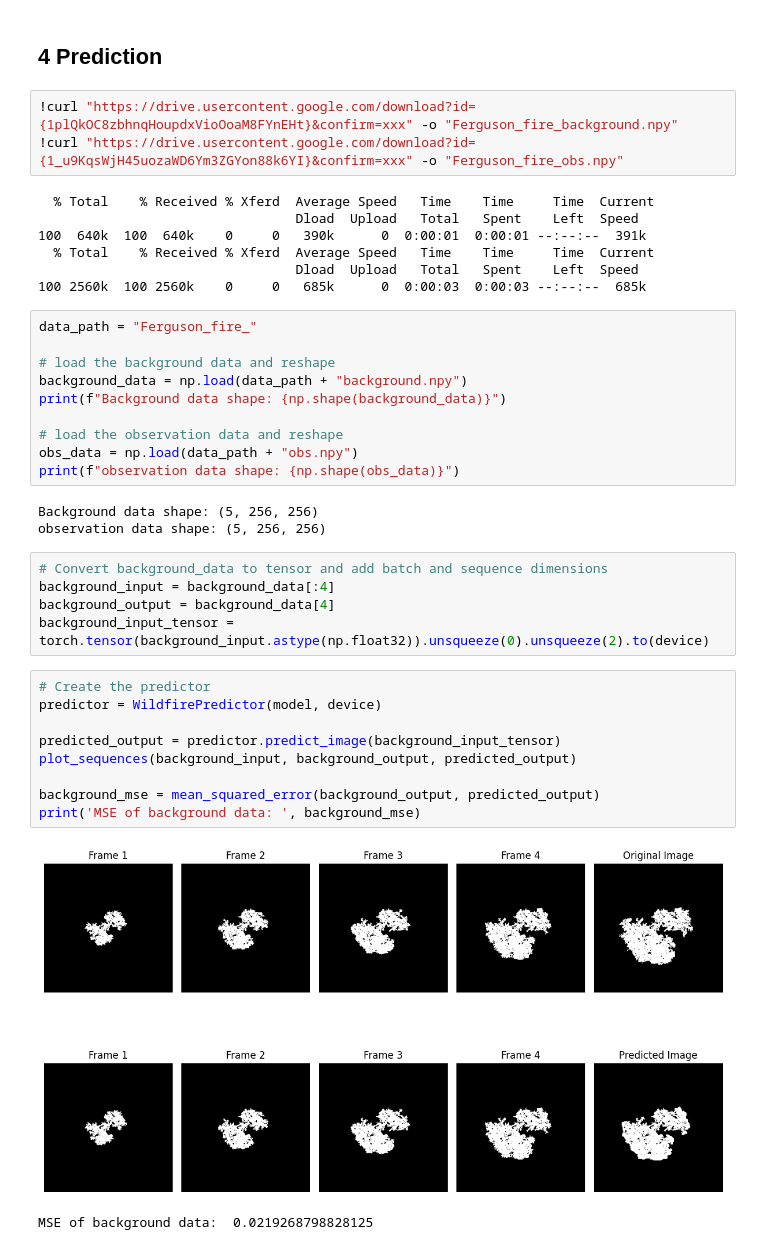
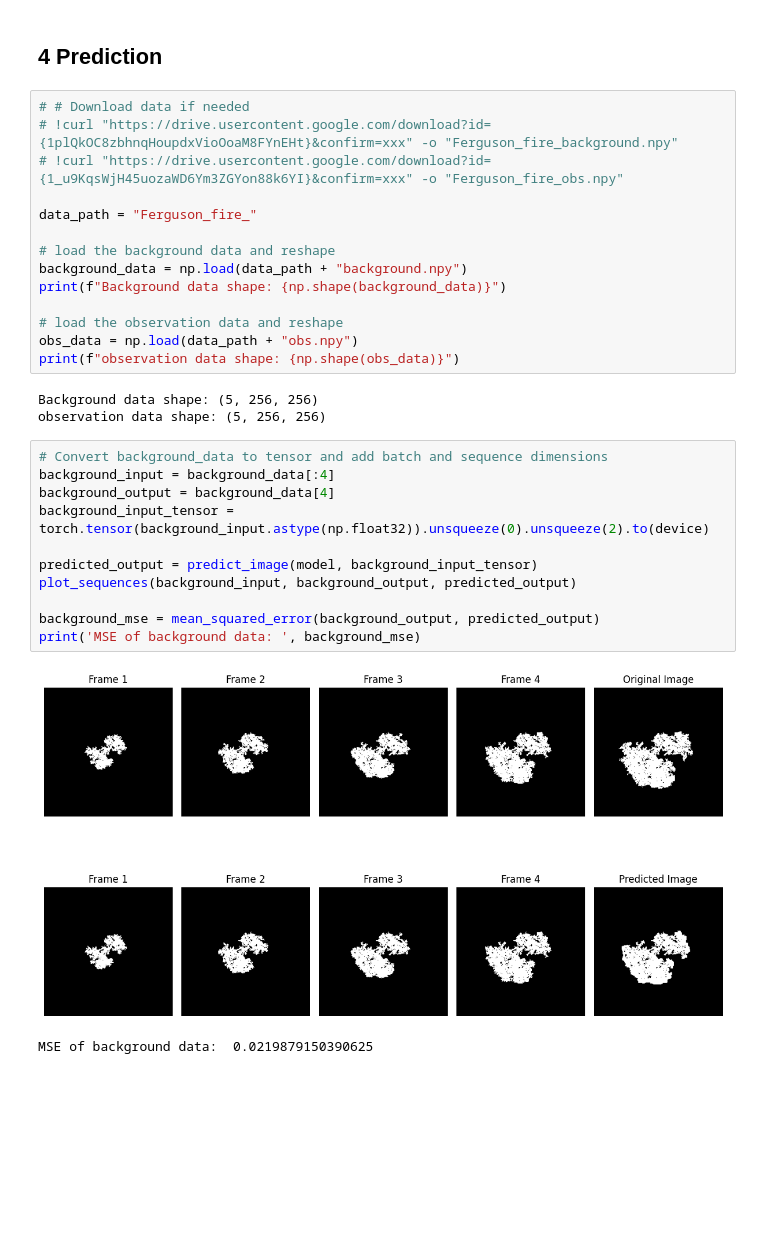
Before and after one commit to leomok82/VAE-project, a Jupyter notebook: task1_handbook.ipynb, the cells around one changed output. Drawn from its saved outputs; the diff is of its cells as text; blank space fills up the shorter version.

```diff
--- a/task1_handbook.ipynb
+++ b/task1_handbook.ipynb
@@ -151,42 +131,33 @@ trainer.test()
 # %% [markdown]
 ## 4 Prediction
 # %%
-!curl "https://drive.usercontent.google.com/download?id={1plQkOC8zbhnqHoupdxVioOoaM8FYnEHt}&confirm=xxx" -o "Ferguson_fire_background.npy"
-!curl "https://drive.usercontent.google.com/download?id={1_u9KqsWjH45uozaWD6Ym3ZGYon88k6YI}&confirm=xxx" -o "Ferguson_fire_obs.npy"
+# # Download data if needed
+# !curl "https://drive.usercontent.google.com/download?id={1plQkOC8zbhnqHoupdxVioOoaM8FYnEHt}&confirm=xxx" -o "Ferguson_fire_background.npy"
+# !curl "https://drive.usercontent.google.com/download?id={1_u9KqsWjH45uozaWD6Ym3ZGYon88k6YI}&confirm=xxx" -o "Ferguson_fire_obs.npy"
+
+data_path = "Ferguson_fire_"
+
+# load the background data and reshape
+background_data = np.load(data_path + "background.npy")
+print(f"Background data shape: {np.shape(background_data)}")
+
+# load the observation data and reshape
+obs_data = np.load(data_path + "obs.npy")
+print(f"observation data shape: {np.shape(obs_data)}")
 # %% [output]
-  % Total    % Received % Xferd  Average Speed   Time    Time     Time  Current
-                                 Dload  Upload   Total   Spent    Left  Speed
-100  640k  100  640k    0     0   390k      0  0:00:01  0:00:01 --:--:--  391k
-  % Total    % Received % Xferd  Average Speed   Time    Time     Time  Current
-                                 Dload  Upload   Total   Spent    Left  Speed
-100 2560k  100 2560k    0     0   685k      0  0:00:03  0:00:03 --:--:--  685k
+Background data shape: (5, 256, 256)
+observation data shape: (5, 256, 256)
-# %%
-data_path = "Ferguson_fire_"
-
-# load the background data and reshape
-background_data = np.load(data_path + "background.npy")
-print(f"Background data shape: {np.shape(background_data)}")
-
-# load the observation data and reshape
-obs_data = np.load(data_path + "obs.npy")
-print(f"observation data shape: {np.shape(obs_data)}")
-# %% [output]
-Background data shape: (5, 256, 256)
-observation data shape: (5, 256, 256)
 # %%
 # Convert background_data to tensor and add batch and sequence dimensions
 background_input = background_data[:4]
 background_output = background_data[4]
 background_input_tensor = torch.tensor(background_input.astype(np.float32)).unsqueeze(0).unsqueeze(2).to(device)
+
+predicted_output = predict_image(model, background_input_tensor)
+plot_sequences(background_input, background_output, predicted_output)
+
+background_mse = mean_squared_error(background_output, predicted_output)
+print('MSE of background data: ', background_mse)
+# %% [output]
+[figure, added]
+MSE of background data:  0.0219879150390625
-# %%
-# Create the predictor
-predictor = WildfirePredictor(model, device)
-
-predicted_output = predictor.predict_image(background_input_tensor)
-plot_sequences(background_input, background_output, predicted_output)
-
-background_mse = mean_squared_error(background_output, predicted_output)
-print('MSE of background data: ', background_mse)
-# %% [output]
-[figure, removed]
-MSE of background data:  0.0219268798828125
```
Also changed, not shown: parts of 9 cells of this notebook, 13 other files.
